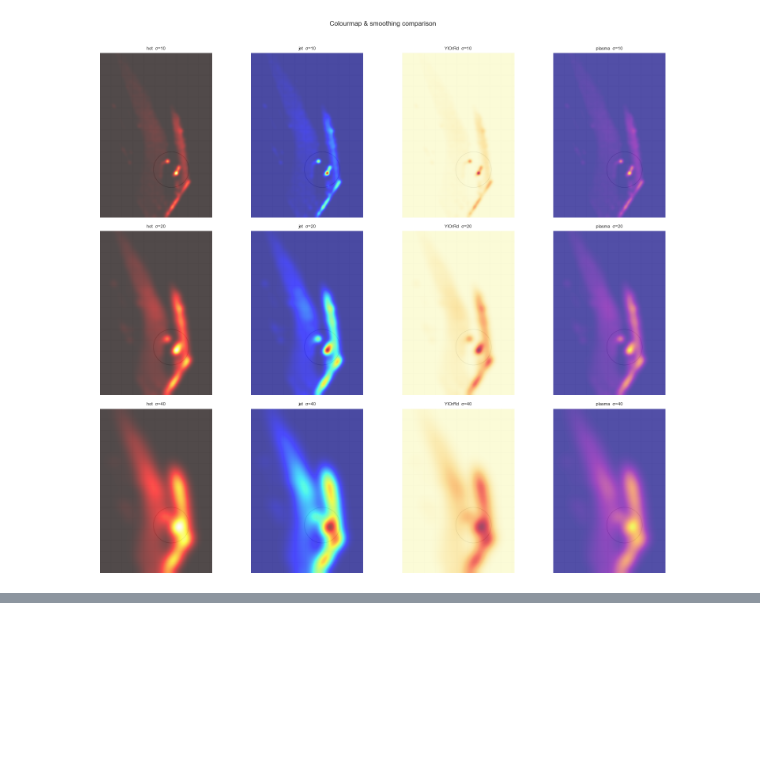
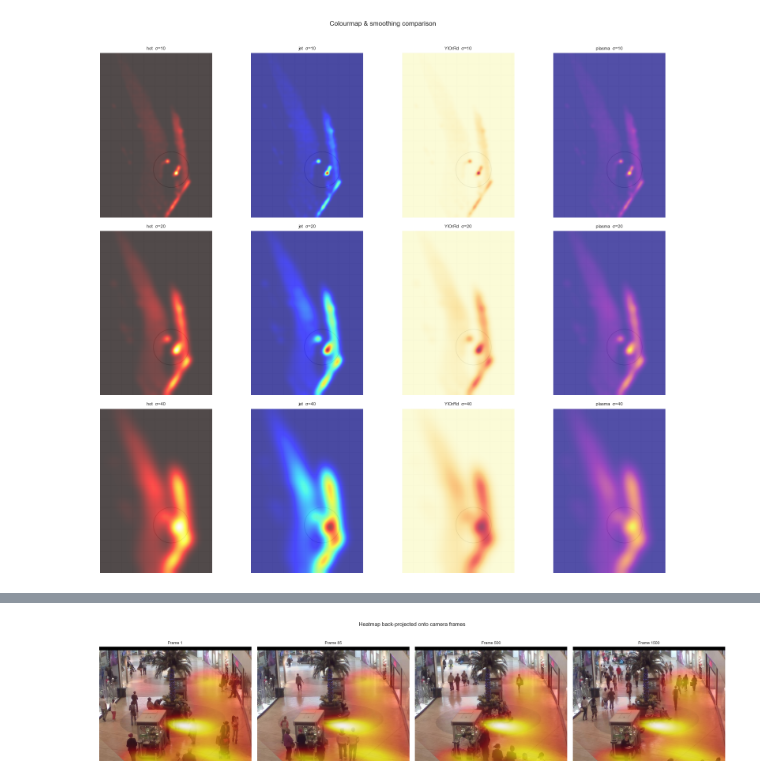
Before and after one commit to kcholyshere/Mall-heatmap, a Jupyter notebook: notebooks/04_heatmap_generation.ipynb, the cells around one changed output, grey strips where cells are left out. Drawn from its saved outputs; the diff is of its cells as text; code cells hidden in the pictures; blank space fills up the shorter version.

```diff
--- a/notebooks/04_heatmap_generation.ipynb
+++ b/notebooks/04_heatmap_generation.ipynb
@@ -128,0 +134,33 @@ plt.show()
+# %%
+import matplotlib.cm as cm
+
+CAM_W, CAM_H = 640, 480
+H_inv = np.linalg.inv(H)
+
+# Warp heatmap_norm (float32, floor plan space) → camera space
+heatmap_cam = cv2.warpPerspective(
+    heatmap_norm.astype(np.float32), H_inv, (CAM_W, CAM_H)
+)
+
+# Colourise: apply 'hot' cmap, use intensity as per-pixel alpha
+cmap_fn = cm.get_cmap('hot')
+heatmap_rgba = cmap_fn(heatmap_cam)                        # float RGBA 0-1
+heatmap_rgb  = (heatmap_rgba[:, :, :3] * 255).astype(np.uint8)
+alpha        = (0.9 * heatmap_cam)[:, :, np.newaxis]      # scale alpha by intensity
+
+# Show on 4 sample frames
+sample_frames = [1, 85, 500, 1500]
+fig, axes = plt.subplots(1, len(sample_frames), figsize=(20, 5))
+
+for ax, frame_id in zip(axes, sample_frames):
+    frame = plt.imread(str(RAW / f'frames/seq_{frame_id:06d}.jpg')).astype(np.float32)
+    blended = np.clip((1 - alpha) * frame + alpha * heatmap_rgb, 0, 255).astype(np.uint8)
+    ax.imshow(blended)
+    ax.set_title(f'Frame {frame_id}', fontsize=9)
+    ax.axis('off')
+
+plt.suptitle('Heatmap back-projected onto camera frames', fontsize=12)
+plt.tight_layout()
+plt.show()
+# %% [output]
+[figure, added]
```
Also changed, not shown: parts of 1 cell of this notebook.
